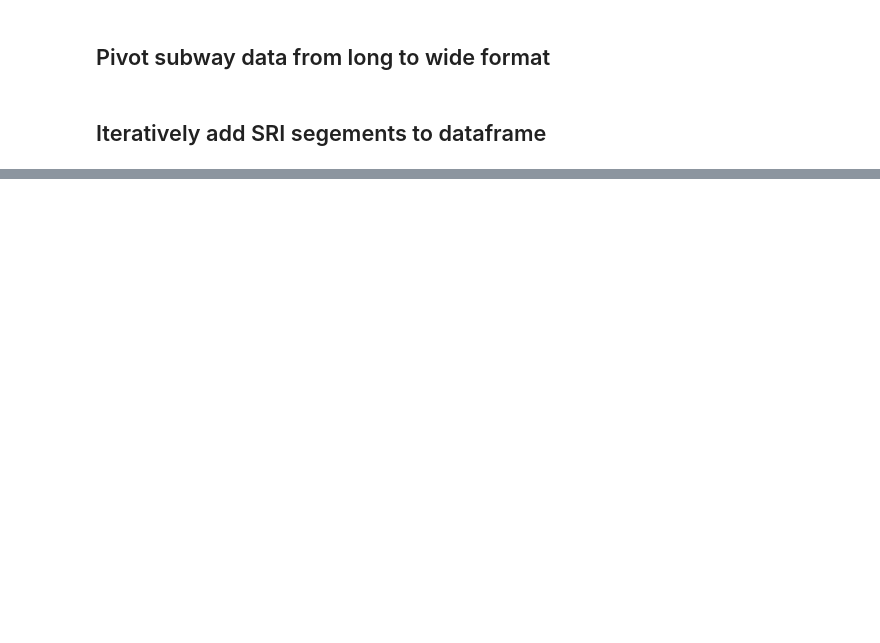
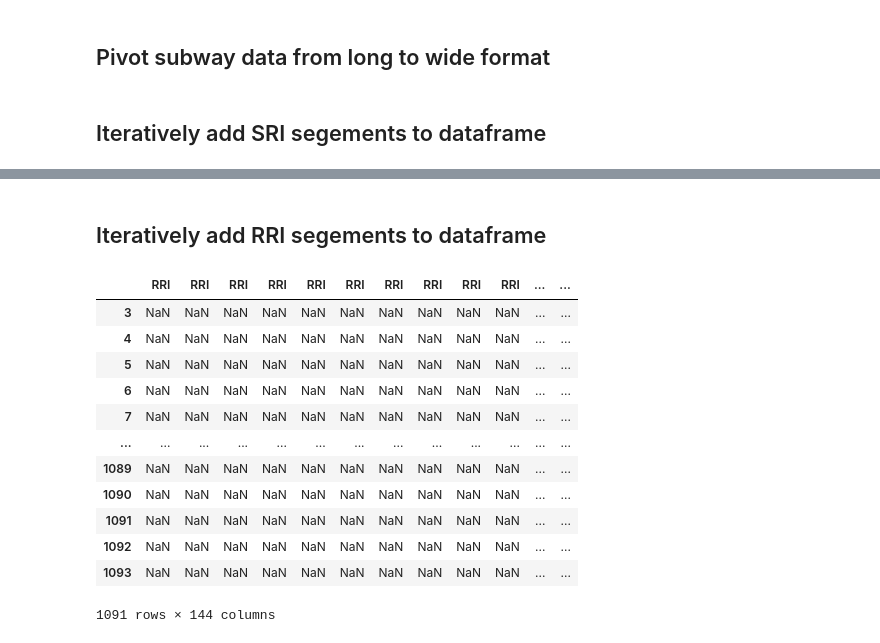
Before and after one commit to amandakhoo/data4all-team6, a Jupyter notebook: Reformatting Data for Model Building.ipynb, the cells around one changed output, grey strips where cells are left out. Saved outputs shown, nothing was run; the diff lists cells and outputs as text; code cells hidden in the pictures; blank space fills up the shorter version.

Commit message:
merged RRI and SRI data, produced final dataframe minus maintenance labels

```diff
--- a/Reformatting Data for Model Building.ipynb
+++ b/Reformatting Data for Model Building.ipynb
@@ -143,0 +183,2 @@ daily_SRI_df
+# %% [markdown]
+## Iteratively add RRI segements to dataframe
@@ -143,0 +225,31 @@ daily_SRI_df
+# %%
+#try another way?
+#https://stackoverflow.com/questions/20906474/import-multiple-csv-files-into-pandas-and-concatenate-into-one-dataframe
+# use glob to get all the csv files
+# in the folder
+path = os.getcwd() + '/data/RRI/'
+
+#print(path) #this should be the same as the path to where the csvs are
+#print('/Users/amandakhoo/code/data4all-team6/data/RRI/')
+
+csv_files = glob.glob(os.path.join(path, "*.csv"))
+
+def f(i):
+    return pd.read_csv(i)['RRI'].dropna()
+
+df = pd.concat(map(f, csv_files), axis = 1)
+df[df.isnull()]
+# %% [output]
+|  | RRI | RRI | RRI | RRI | RRI | RRI | RRI | RRI | RRI | RRI | ... | ... |
+| 3 | NaN | NaN | NaN | NaN | NaN | NaN | NaN | NaN | NaN | NaN | ... | ... |
+| 4 | NaN | NaN | NaN | NaN | NaN | NaN | NaN | NaN | NaN | NaN | ... | ... |
+| 5 | NaN | NaN | NaN | NaN | NaN | NaN | NaN | NaN | NaN | NaN | ... | ... |
+| 6 | NaN | NaN | NaN | NaN | NaN | NaN | NaN | NaN | NaN | NaN | ... | ... |
+| 7 | NaN | NaN | NaN | NaN | NaN | NaN | NaN | NaN | NaN | NaN | ... | ... |
+| ... | ... | ... | ... | ... | ... | ... | ... | ... | ... | ... | ... | ... |
+| 1089 | NaN | NaN | NaN | NaN | NaN | NaN | NaN | NaN | NaN | NaN | ... | ... |
+| 1090 | NaN | NaN | NaN | NaN | NaN | NaN | NaN | NaN | NaN | NaN | ... | ... |
+| 1091 | NaN | NaN | NaN | NaN | NaN | NaN | NaN | NaN | NaN | NaN | ... | ... |
+| 1092 | NaN | NaN | NaN | NaN | NaN | NaN | NaN | NaN | NaN | NaN | ... | ... |
+| 1093 | NaN | NaN | NaN | NaN | NaN | NaN | NaN | NaN | NaN | NaN | ... | ... |
+1091 rows × 144 columns
```
Also changed, not shown: parts of 29 cells of this notebook, 1 other file.
